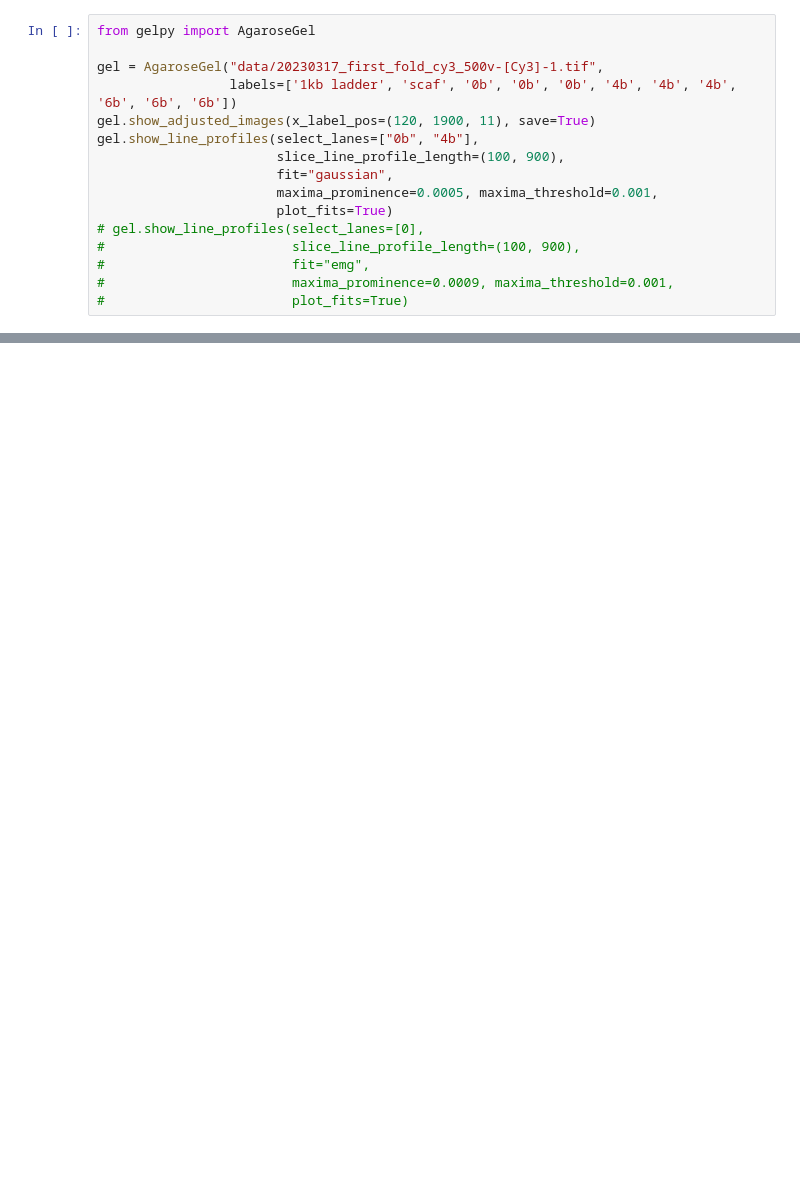
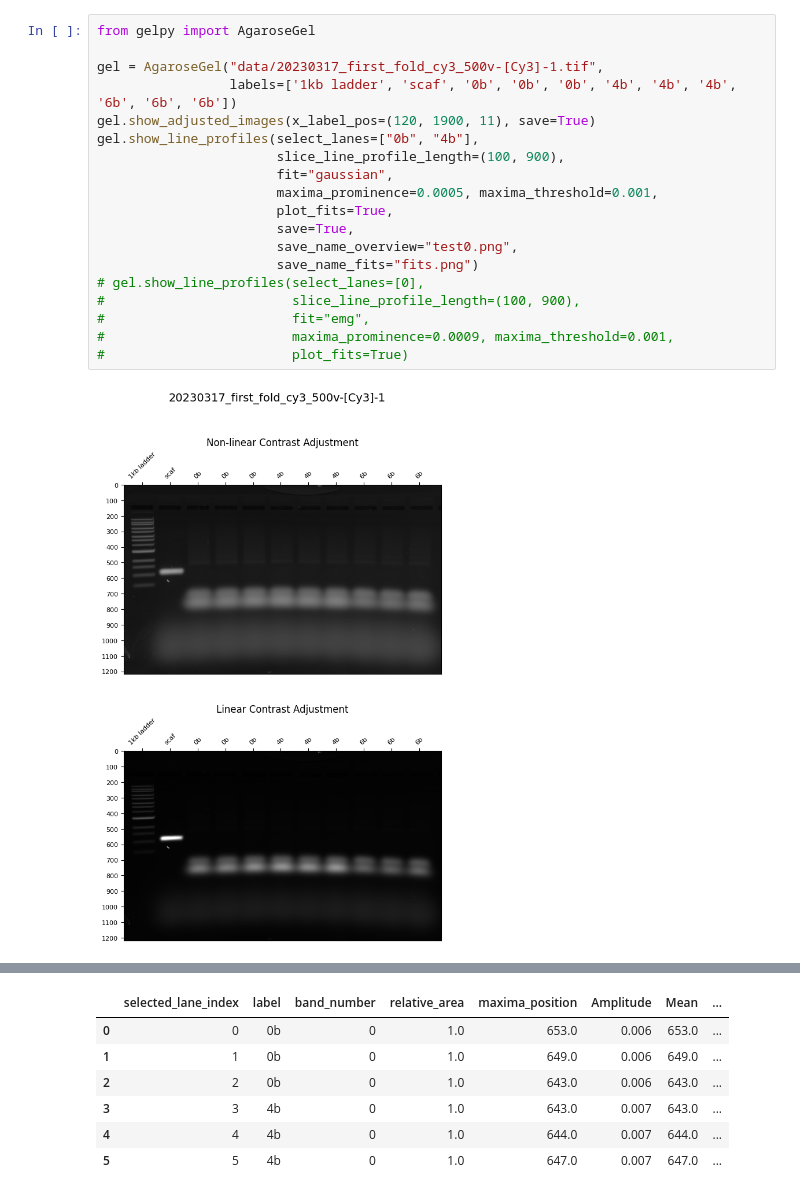
Before and after one commit to ckarfusehr/gelpy, a Jupyter notebook: examples/process_simple_gel.ipynb, the cells around one changed output, grey strips where cells are left out. Saved outputs shown, nothing was run; the diff lists cells and outputs as text; blank space fills up the shorter version.

Commit message:
Introduce saving option to all remaining images.

```diff
--- a/examples/process_simple_gel.ipynb
+++ b/examples/process_simple_gel.ipynb
@@ -1,17 +1,21 @@
 # %%
 from gelpy import AgaroseGel
 
 gel = AgaroseGel("data/20230317_first_fold_cy3_500v-[Cy3]-1.tif",
                  labels=['1kb ladder', 'scaf', '0b', '0b', '0b', '4b', '4b', '4b', '6b', '6b', '6b'])
 gel.show_adjusted_images(x_label_pos=(120, 1900, 11), save=True)
 gel.show_line_profiles(select_lanes=["0b", "4b"],
                        slice_line_profile_length=(100, 900),
                        fit="gaussian",
                        maxima_prominence=0.0005, maxima_threshold=0.001,
-                       plot_fits=True)
+                       plot_fits=True,
+                       save=True,
+                       save_name_overview="test0.png",
+                       save_name_fits="fits.png")
 # gel.show_line_profiles(select_lanes=[0],
 #                        slice_line_profile_length=(100, 900),
 #                        fit="emg",
 #                        maxima_prominence=0.0009, maxima_threshold=0.001,
 #                        plot_fits=True)
 # %% [output]
+[figure, added]
@@ -18,0 +41,7 @@ TypeError: Image.save_fig() missing 1 required positional argument: 'fig'
+|  | selected_lane_index | label | band_number | relative_area | maxima_position | Amplitude | Mean | ... |
+| 0 | 0 | 0b | 0 | 1.0 | 653.0 | 0.006 | 653.0 | ... |
+| 1 | 1 | 0b | 0 | 1.0 | 649.0 | 0.006 | 649.0 | ... |
+| 2 | 2 | 0b | 0 | 1.0 | 643.0 | 0.006 | 643.0 | ... |
+| 3 | 3 | 4b | 0 | 1.0 | 643.0 | 0.007 | 643.0 | ... |
+| 4 | 4 | 4b | 0 | 1.0 | 644.0 | 0.007 | 644.0 | ... |
+| 5 | 5 | 4b | 0 | 1.0 | 647.0 | 0.007 | 647.0 | ... |
```
Also changed, not shown: parts of 1 cell of this notebook, 3 other files.
